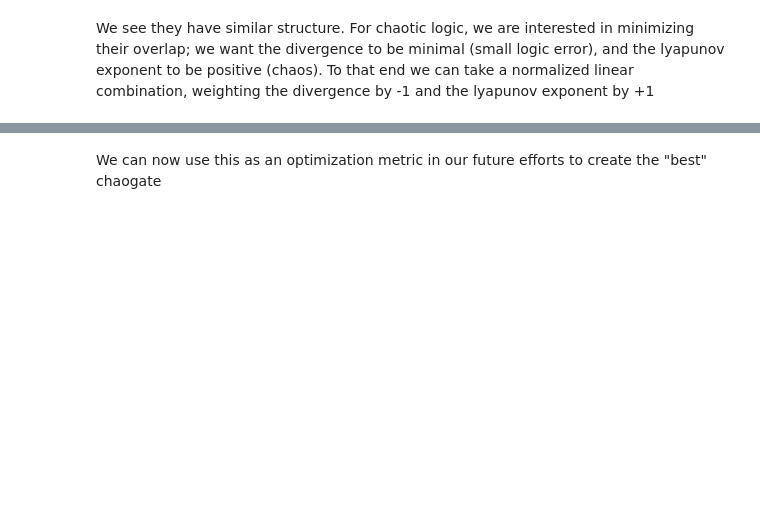
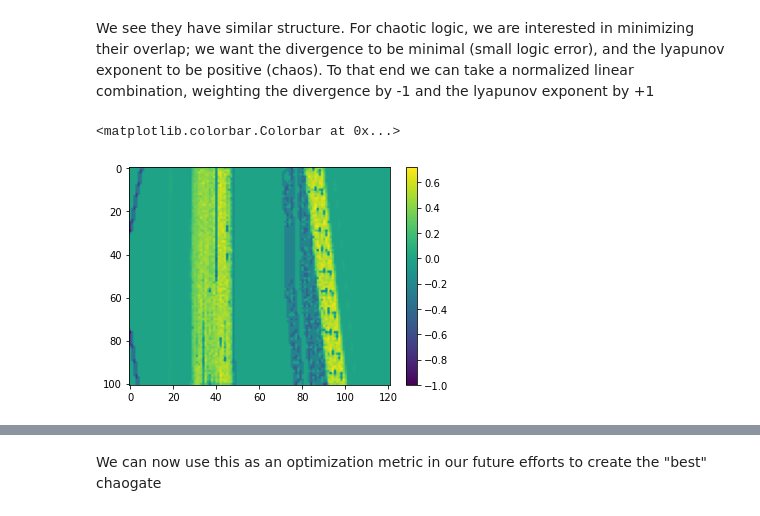
Before and after one commit to Noeloikeau/chaogate, a Jupyter notebook: 00_core.ipynb, the cells around one changed output, grey strips where cells are left out. Cells and saved outputs as stored; diff of their text form; code cells hidden in the pictures; blank space fills up the shorter version.

```diff
--- a/00_core.ipynb
+++ b/00_core.ipynb
@@ -864,6 +871,9 @@ We see they have similar structure. For chaotic logic, we are interested in mini
 # %%
 normalized_lyapunov = (ds.lyapunov.data>0)*ds.lyapunov.data/np.max(ds.lyapunov.data)
 normalized_divergence = div/np.max(div)
 optimizer = normalized_lyapunov - normalized_divergence
-#plt.matshow(optimizer)
-#plt.colorbar()
+plt.imshow(optimizer)
+plt.colorbar()
+# %% [output]
+<matplotlib.colorbar.Colorbar at 0x...>
+[figure, added]
```
Also changed, not shown: parts of 41 cells of this notebook, 2 other files.
